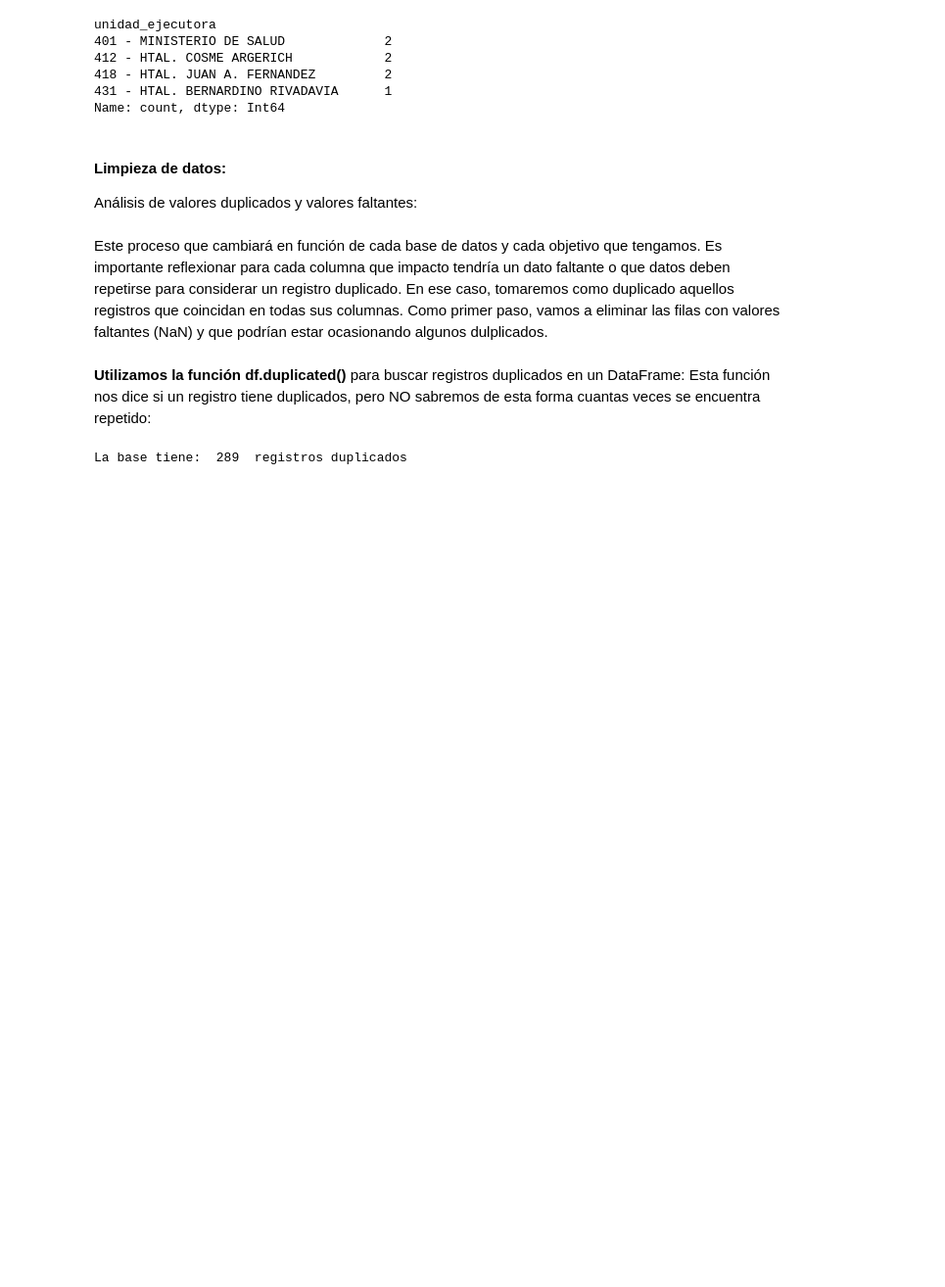
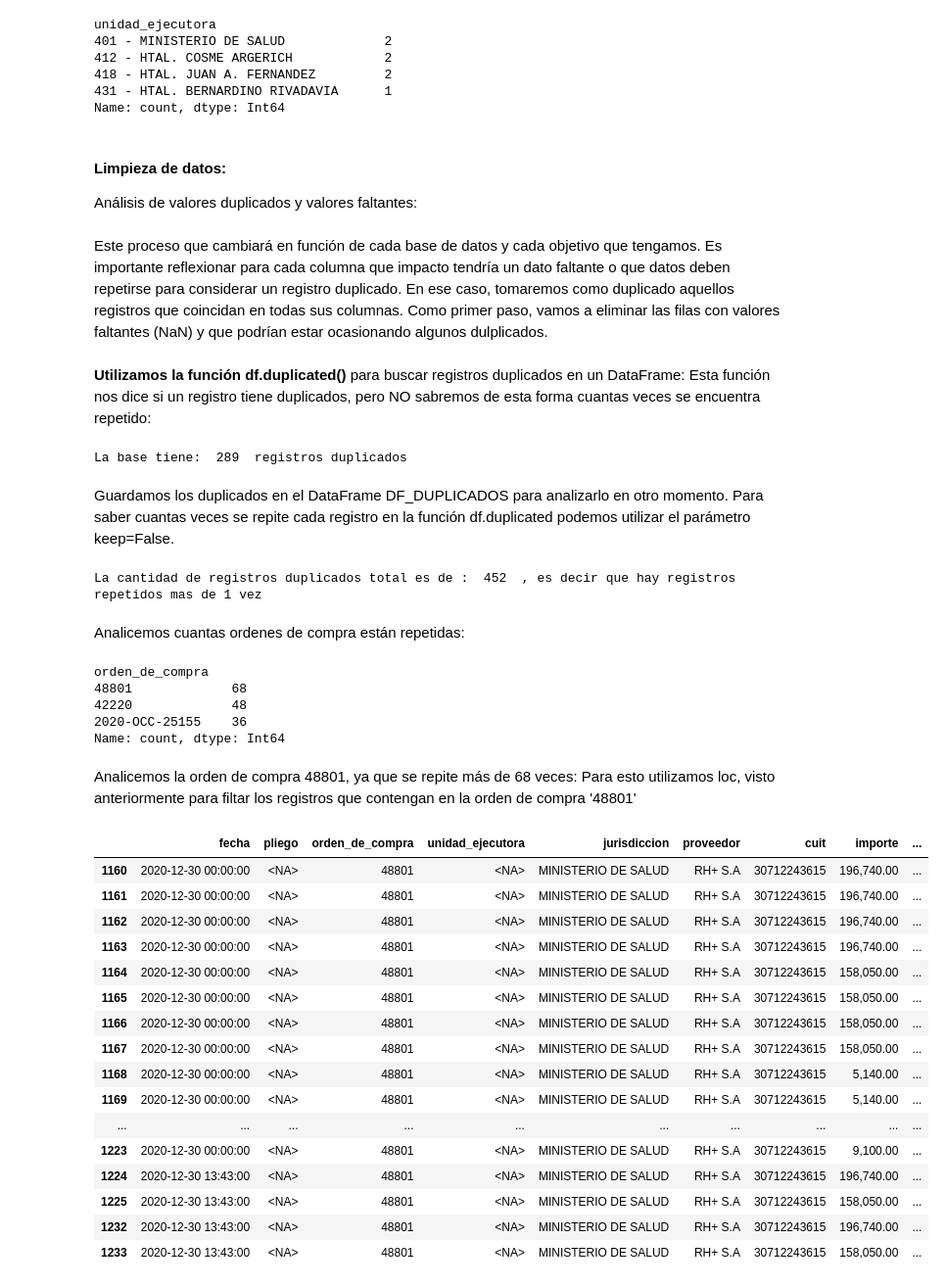
Before and after one commit to francovillagra/Ciencia-de-datos-para-Auditores, a Jupyter notebook: Modulo 2.ipynb, the cells around one changed output. Shown at 98% size. Saved outputs shown, nothing was run; the diff lists cells and outputs as text; code cells hidden in the pictures; blank space fills up the shorter version.

```diff
--- a/Modulo 2.ipynb
+++ b/Modulo 2.ipynb
@@ -505,3 +505,46 @@ Esta función nos dice si un registro tiene duplicados, pero NO sabremos de esta
 print('La base tiene: ',len(df[df.duplicated()]), ' registros duplicados')
 # %% [output]
 La base tiene:  289  registros duplicados
+# %% [markdown]
+Guardamos los duplicados en el DataFrame DF_DUPLICADOS para analizarlo en otro momento.
+Para saber cuantas veces se repite cada registro en la función df.duplicated podemos utilizar el parámetro keep=False.
+# %%
+# Guardamos los duplicados en otro DataFrame utilizando el parámetro keep=False para que guarde todas las instancias repetidas
+df_duplicados = df[df.duplicated(keep=False)]
+print('La cantidad de registros duplicados total es de : ',len(df_duplicados),' , es decir que hay registros repetidos mas de 1 vez')
+# %% [output]
+La cantidad de registros duplicados total es de :  452  , es decir que hay registros repetidos mas de 1 vez
+# %% [markdown]
+Analicemos cuantas ordenes de compra están repetidas:
+# %%
+# Analicemos cuantas instancias tienen los registros repetidos en base a la orden_de_compra:
+df_duplicados.orden_de_compra.value_counts().head(3) # con .head solo visualizamos las primeras 3
+# %% [output]
+orden_de_compra
+48801             68
+42220             48
+2020-OCC-25155    36
+Name: count, dtype: Int64
+# %% [markdown]
+Analicemos la orden de compra 48801, ya que se repite más de 68 veces:
+Para esto utilizamos loc, visto anteriormente para filtar los registros que contengan en la orden de compra '48801'
+# %%
+df_duplicados.loc [(df_duplicados.orden_de_compra.str.contains('48801'))]
+# %% [output]
+|  | fecha | pliego | orden_de_compra | unidad_ejecutora | jurisdiccion | proveedor | cuit | importe | ... |
+| 1160 | 2020-12-30 00:00:00 | <NA> | 48801 | <NA> | MINISTERIO DE SALUD | RH+ S.A | 30712243615 | 196,740.00 | ... |
+| 1161 | 2020-12-30 00:00:00 | <NA> | 48801 | <NA> | MINISTERIO DE SALUD | RH+ S.A | 30712243615 | 196,740.00 | ... |
+| 1162 | 2020-12-30 00:00:00 | <NA> | 48801 | <NA> | MINISTERIO DE SALUD | RH+ S.A | 30712243615 | 196,740.00 | ... |
+| 1163 | 2020-12-30 00:00:00 | <NA> | 48801 | <NA> | MINISTERIO DE SALUD | RH+ S.A | 30712243615 | 196,740.00 | ... |
+| 1164 | 2020-12-30 00:00:00 | <NA> | 48801 | <NA> | MINISTERIO DE SALUD | RH+ S.A | 30712243615 | 158,050.00 | ... |
+| 1165 | 2020-12-30 00:00:00 | <NA> | 48801 | <NA> | MINISTERIO DE SALUD | RH+ S.A | 30712243615 | 158,050.00 | ... |
+| 1166 | 2020-12-30 00:00:00 | <NA> | 48801 | <NA> | MINISTERIO DE SALUD | RH+ S.A | 30712243615 | 158,050.00 | ... |
+| 1167 | 2020-12-30 00:00:00 | <NA> | 48801 | <NA> | MINISTERIO DE SALUD | RH+ S.A | 30712243615 | 158,050.00 | ... |
+| 1168 | 2020-12-30 00:00:00 | <NA> | 48801 | <NA> | MINISTERIO DE SALUD | RH+ S.A | 30712243615 | 5,140.00 | ... |
+| 1169 | 2020-12-30 00:00:00 | <NA> | 48801 | <NA> | MINISTERIO DE SALUD | RH+ S.A | 30712243615 | 5,140.00 | ... |
+| ... | ... | ... | ... | ... | ... | ... | ... | ... | ... |
+| 1223 | 2020-12-30 00:00:00 | <NA> | 48801 | <NA> | MINISTERIO DE SALUD | RH+ S.A | 30712243615 | 9,100.00 | ... |
+| 1224 | 2020-12-30 13:43:00 | <NA> | 48801 | <NA> | MINISTERIO DE SALUD | RH+ S.A | 30712243615 | 196,740.00 | ... |
+| 1225 | 2020-12-30 13:43:00 | <NA> | 48801 | <NA> | MINISTERIO DE SALUD | RH+ S.A | 30712243615 | 158,050.00 | ... |
+| 1232 | 2020-12-30 13:43:00 | <NA> | 48801 | <NA> | MINISTERIO DE SALUD | RH+ S.A | 30712243615 | 196,740.00 | ... |
+| 1233 | 2020-12-30 13:43:00 | <NA> | 48801 | <NA> | MINISTERIO DE SALUD | RH+ S.A | 30712243615 | 158,050.00 | ... |
```
Also changed, not shown: parts of 44 cells of this notebook.
